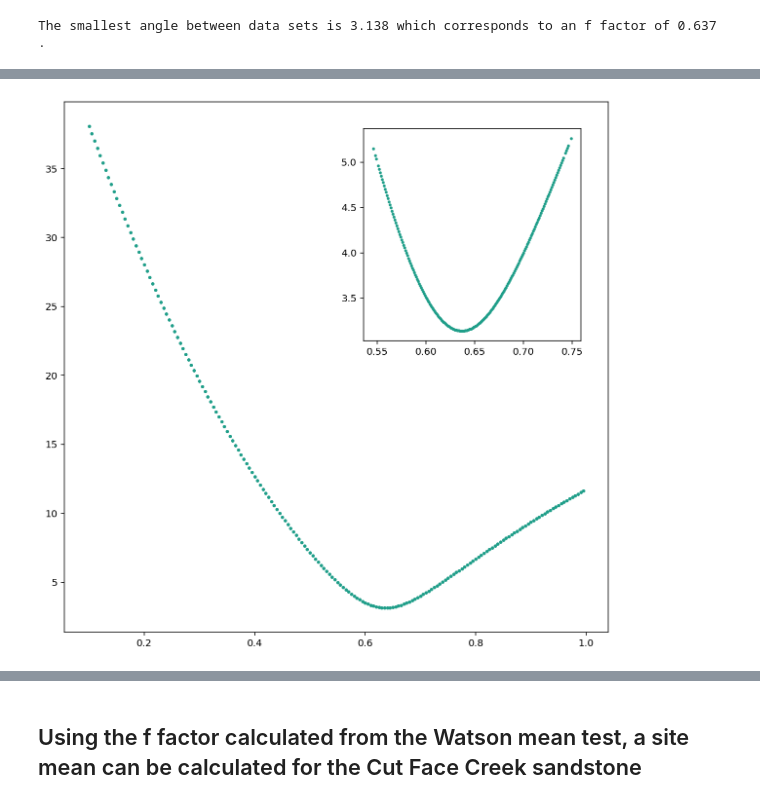
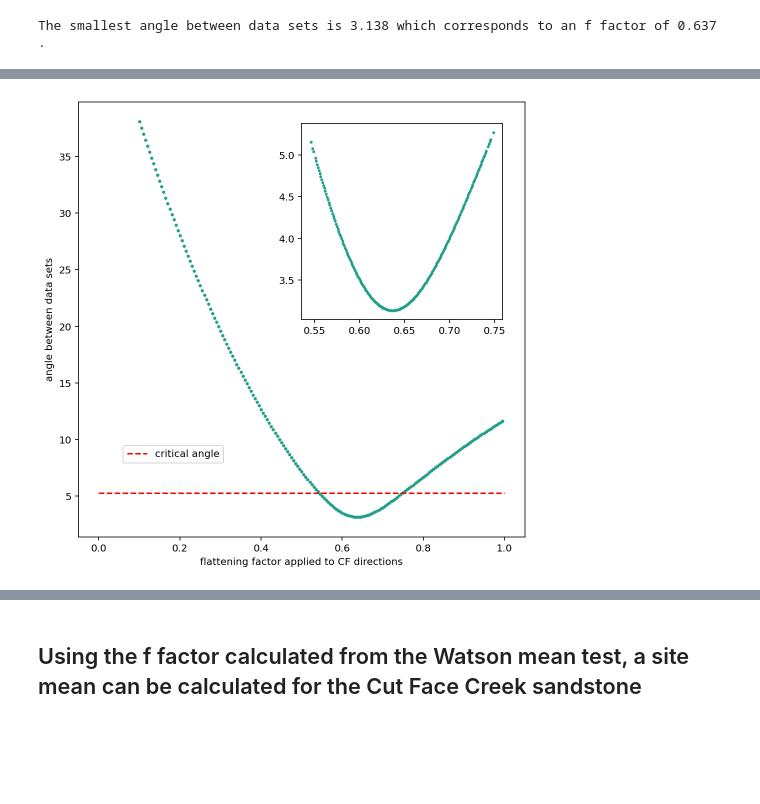
Before and after one commit to Swanson-Hysell-Group/Inclination_Shallowing, a Jupyter notebook: code/Notebooks/Cutface_pmag.ipynb, the cells around one changed output, grey strips where cells are left out. Drawn from its saved outputs; the diff is of its cells as text; code cells hidden in the pictures; blank space fills up the shorter version.

```diff
--- a/code/Notebooks/Cutface_pmag.ipynb
+++ b/code/Notebooks/Cutface_pmag.ipynb
@@ -582,13 +564,19 @@ plt.show()
 # %%
+fig,inset=plt.subplots(figsize=(8,8))
+inset.scatter(saved_factors_all,saved_angles_all,s=5, color= viridis(5))
 
+x_crit=[0,1]
+y_crit=[max(saved_nsvg_angles),max(saved_nsvg_angles)]
+inset.plot(x_crit,y_crit,color='red',ls='--',label='critical angle')
 
-fig,inset=plt.subplots(figsize=(10,10))
-inset.scatter(saved_factors_all,saved_angles_all,s=6, color= viridis(5))
+fig_inset=inset.inset_axes([.5,.5,.45,.45])
+fig_inset.scatter(saved_f_factors_nsvg,saved_nsvg_angles,s=3.5, color= viridis(5))
 
+plt.xlabel('flattening factor applied to CF directions')
+plt.ylabel('angle between data sets')
 
-fig_inset=inset.inset_axes([.55,.55,.4,.4])
-fig_inset.scatter(saved_f_factors_nsvg,saved_nsvg_angles,s=4, color= viridis(5))
+plt.legend(loc=[.1,.17])
 
 plt.show()
 # %% [output]
-[figure, old version]
+[figure, new version]
```
Also changed, not shown: parts of 28 cells of this notebook, 31 other files.
